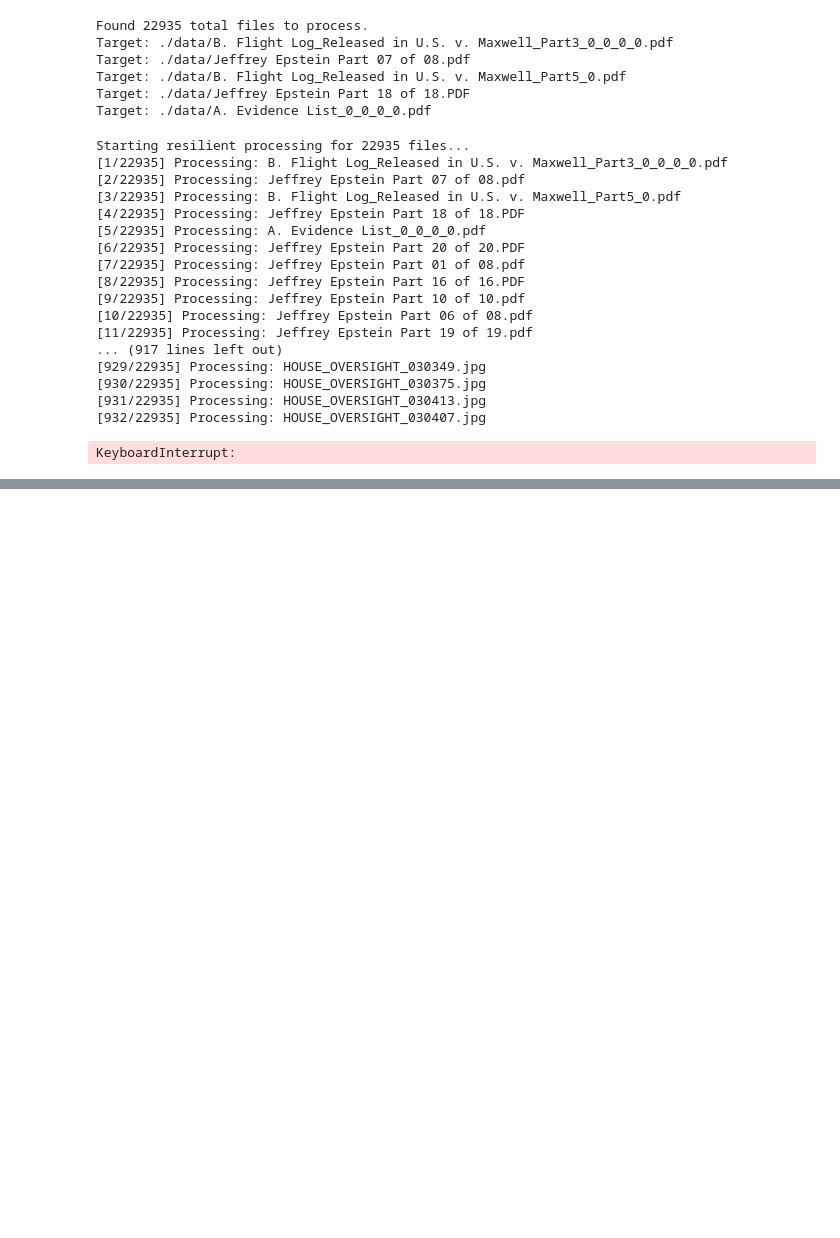
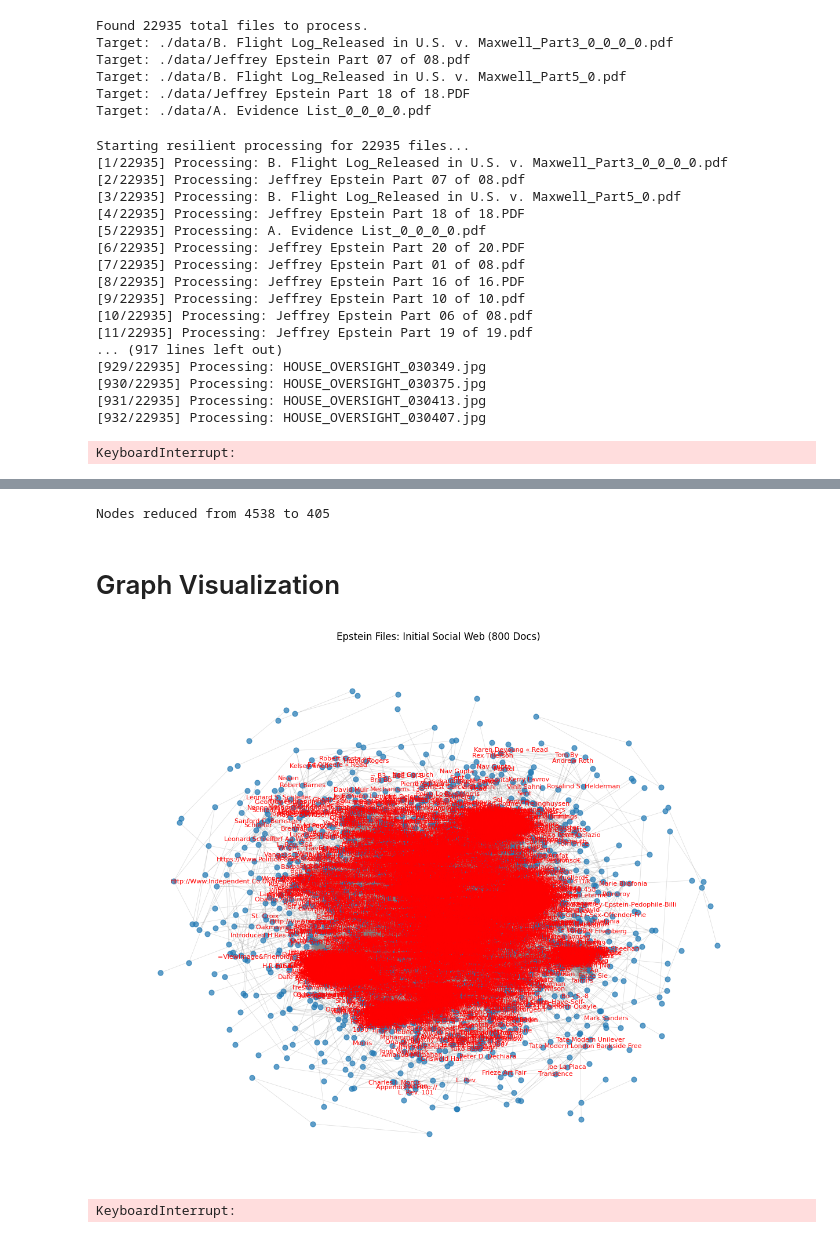
Before and after one commit to sanashii/network-graph-epstein-files, a Jupyter notebook: network.ipynb, the cells around one changed output, grey strips where cells are left out. Saved outputs shown, nothing was run; the diff lists cells and outputs as text; code cells hidden in the pictures; blank space fills up the shorter version.

Commit message:
added graph dynamic visualization

```diff
--- a/network.ipynb
+++ b/network.ipynb
@@ -299,0 +303,69 @@ print(f"Current Graph: {G.number_of_nodes()} People, {G.number_of_edges()} Conne
+# %%
+import re
+
+# 1. Define a list of "Garbage" words to ignore
+blacklist = ['Http', 'Https', 'Www', 'Released', 'Page', 'Evidence', 'Flight', 'Maxwell', 'Epstein', 'Apendix', 'Exhibit', 'Document', 'File', 'Report', 'Summary', 'Transcript', 'Email', 'Letter', 'Note', 'Memo']
+
+def is_valid_name(name):
+    # Regex to ensure it's mostly letters and spaces (no weird symbols or long URLs)
+    if not re.match(r'^[a-zA-Z\s\.]+$', name):
+        return False
+    # Check against blacklist
+    if any(word.lower() in name.lower() for word in blacklist):
+        return False
+    # Ignore names that are too short (OCR errors like 'A. B')
+    if len(name) < 5:
+        return False
+    return True
+
+# 2. Create a NEW clean graph
+G_clean = nx.Graph()
+
+for u, v, data in G.edges(data=True):
+    if is_valid_name(u) and is_valid_name(v):
+        # Only add connections that appear in more than 1 document (Weight > 1)
+        if data['weight'] > 1:
+            G_clean.add_edge(u, v, weight=data['weight'])
+
+print(f"Nodes reduced from {G.number_of_nodes()} to {G_clean.number_of_nodes()}")
+# %% [output]
+Nodes reduced from 4538 to 405
+# %% [markdown]
+# Graph Visualization
+# %%
+import matplotlib.pyplot as plt
+
+# Create a layout (Spring layout pushes nodes apart like magnets)
+plt.figure(figsize=(15, 12))
+pos = nx.spring_layout(G, k=0.15, iterations=20)
+
+# Draw the nodes and edges
+nx.draw_networkx_nodes(G, pos, node_size=40, node_color='#1f78b4', alpha=0.7)
+nx.draw_networkx_edges(G, pos, width=0.5, edge_color='gray', alpha=0.3)
+
+# Only label the "VIPs" (People with more than 5 connections)
+labels = {node: node for node, degree in G.degree() if degree > 5}
+nx.draw_networkx_labels(G, pos, labels=labels, font_size=8, font_color='red')
+
+plt.title("Epstein Files: Initial Social Web (800 Docs)")
+plt.axis('off')
+plt.show()
+# %% [output]
+[figure, added]
+# %%
+from pyvis.network import Network
+
+# Initialize the map
+# 'notebook=True' works if you are in Jupyter; otherwise, set to False
+net = Network(height="750px", width="100%", bgcolor="#222222", font_color="white", select_menu=True, filter_menu=True)
+
+# Load your NetworkX graph
+net.from_nx(G)
+
+# This adds "gravity" so nodes don't overlap as much
+net.toggle_physics(True)
+
+# Save and open in your browser
+net.show("epstein_interactive_network.html")
+# %% [output]
+KeyboardInterrupt:
```
Also changed, not shown: parts of 2 cells of this notebook.
